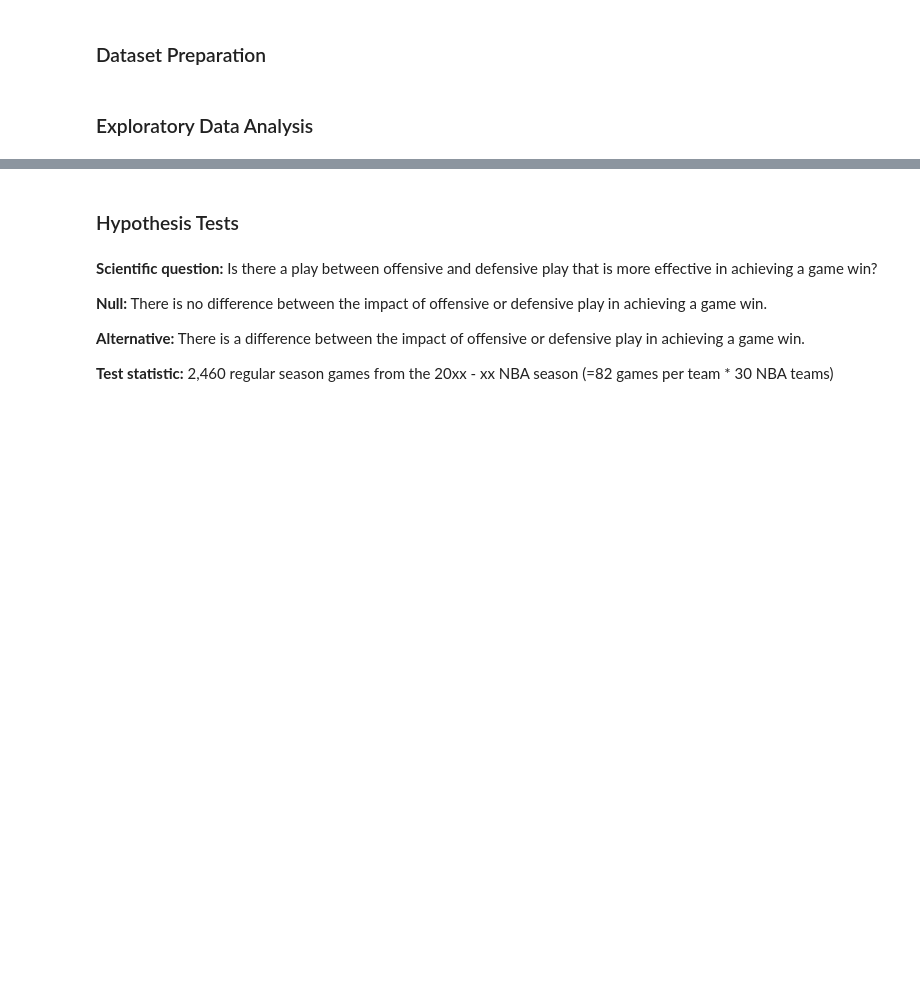
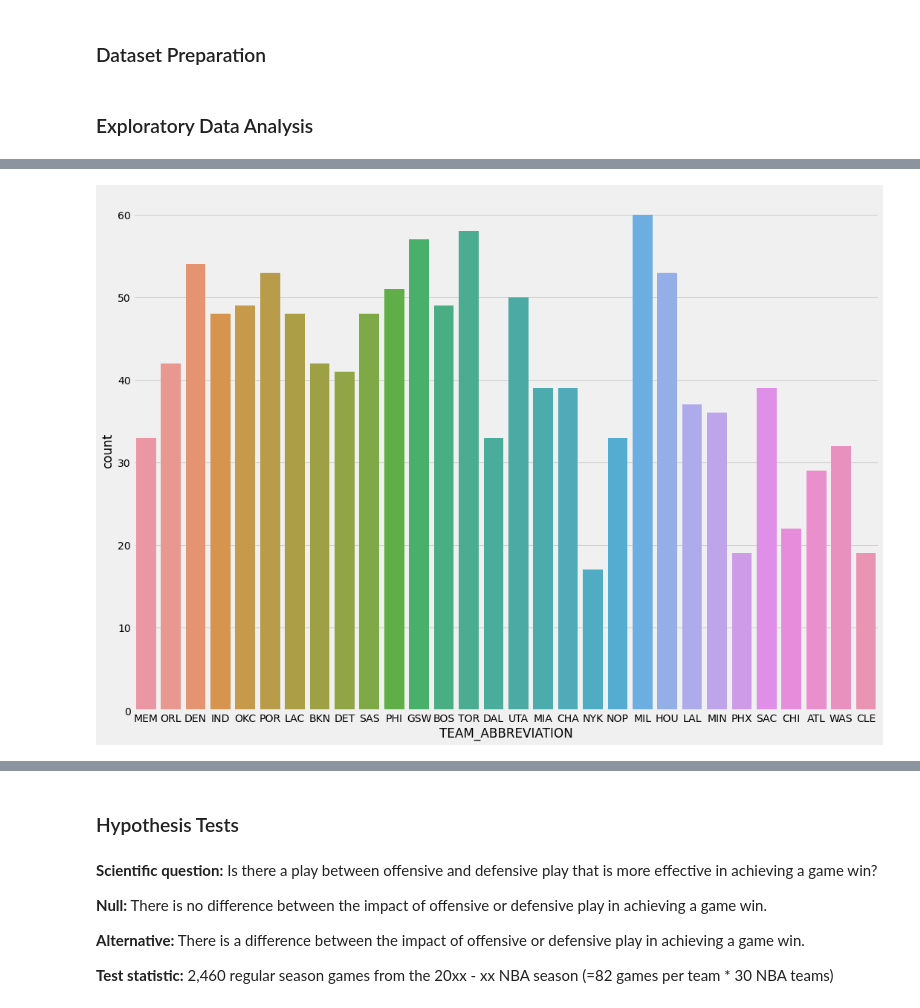
Before and after one commit to alicetsai1020/Off_v_Def_Play, a Jupyter notebook: draft.ipynb, the cells around one changed output, grey strips where cells are left out. Saved outputs shown, nothing was run; the diff lists cells and outputs as text; code cells hidden in the pictures; blank space fills up the shorter version.

Commit message:
seaborn_plots

```diff
--- a/draft.ipynb
+++ b/draft.ipynb
@@ -170,0 +189,6 @@ boxscorefourfactor.duplicated().sum()
+# %%
+game_win_query = game_log_1819.query('WL == "W"')
+fig, ax = plt.subplots(figsize=(16,12))
+sns.countplot(x='TEAM_ABBREVIATION', data=game_win_query, ax=ax);
+# %% [output]
+[figure, added]
```
Also changed, not shown: parts of 27 cells of this notebook.
